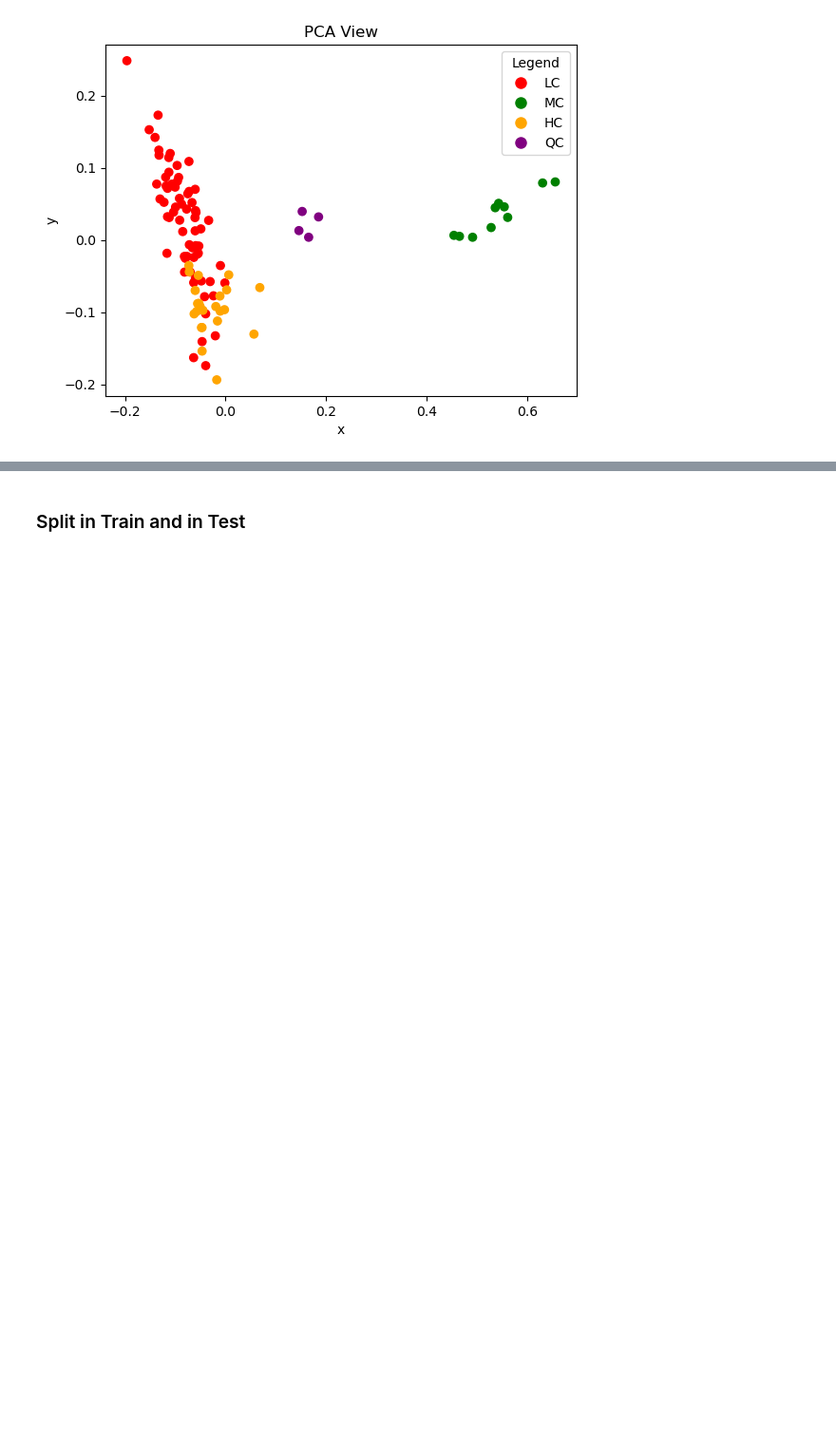
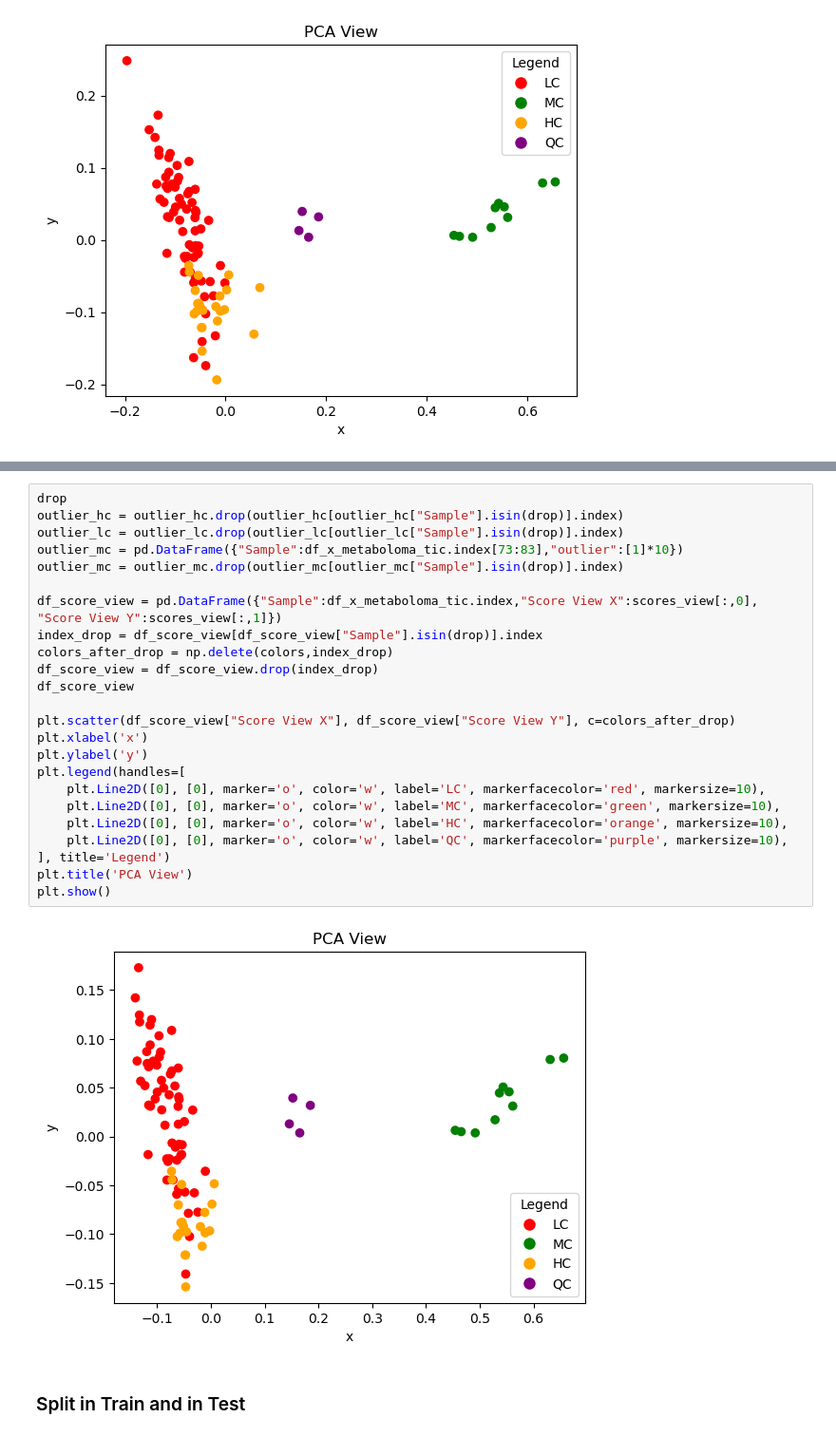
Before and after one commit to Bvs00/AI4ODA_projectwork, a Jupyter notebook: Metaboloma/TIC/notebook_metaboloma_findModel_TIC.ipynb, the cells around one changed output, grey strips where cells are left out. Shown at 95% size. Drawn from its saved outputs; the diff is of its cells as text; blank space fills up the shorter version.

```diff
--- a/Metaboloma/TIC/notebook_metaboloma_findModel_TIC.ipynb
+++ b/Metaboloma/TIC/notebook_metaboloma_findModel_TIC.ipynb
@@ -393,3 +451,29 @@ plt.show()
+# %%
+drop
+outlier_hc = outlier_hc.drop(outlier_hc[outlier_hc["Sample"].isin(drop)].index)
+outlier_lc = outlier_lc.drop(outlier_lc[outlier_lc["Sample"].isin(drop)].index)
+outlier_mc = pd.DataFrame({"Sample":df_x_metaboloma_tic.index[73:83],"outlier":[1]*10})
+outlier_mc = outlier_mc.drop(outlier_mc[outlier_mc["Sample"].isin(drop)].index)
+
+df_score_view = pd.DataFrame({"Sample":df_x_metaboloma_tic.index,"Score View X":scores_view[:,0], "Score View Y":scores_view[:,1]})
+index_drop = df_score_view[df_score_view["Sample"].isin(drop)].index
+colors_after_drop = np.delete(colors,index_drop)
+df_score_view = df_score_view.drop(index_drop)
+df_score_view
+
+plt.scatter(df_score_view["Score View X"], df_score_view["Score View Y"], c=colors_after_drop)
+plt.xlabel('x')
+plt.ylabel('y')
+plt.legend(handles=[
+    plt.Line2D([0], [0], marker='o', color='w', label='LC', markerfacecolor='red', markersize=10),
+    plt.Line2D([0], [0], marker='o', color='w', label='MC', markerfacecolor='green', markersize=10),
+    plt.Line2D([0], [0], marker='o', color='w', label='HC', markerfacecolor='orange', markersize=10),
+    plt.Line2D([0], [0], marker='o', color='w', label='QC', markerfacecolor='purple', markersize=10),
+], title='Legend')
+plt.title('PCA View')
+plt.show()
+# %% [output]
+[figure, added]
 # %% [markdown]
 ### Split in Train and in Test
 # %% [markdown]
```
Also changed, not shown: parts of 2 cells of this notebook, 4 other files.
